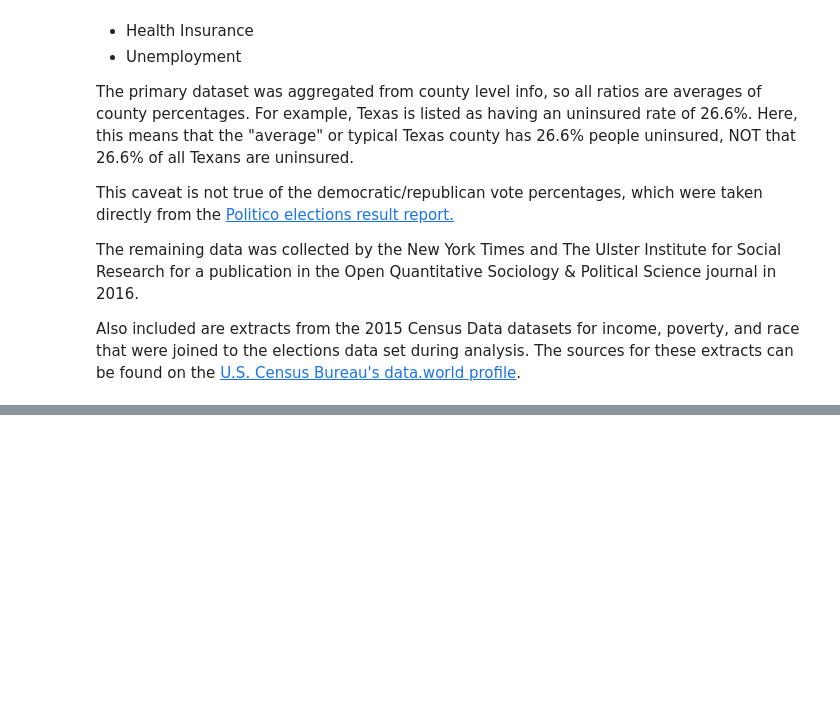
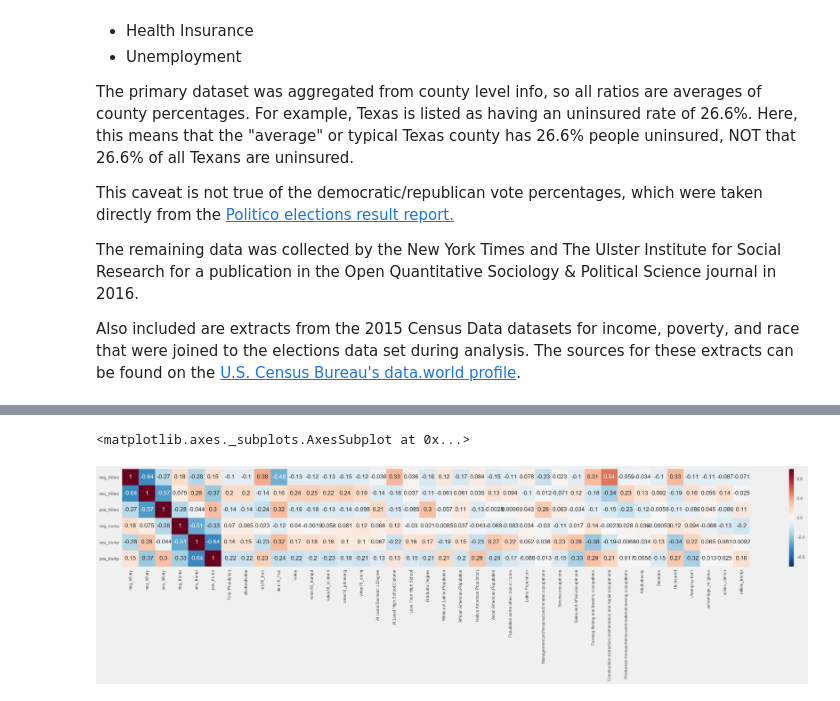
Before and after one commit to JeroenSchmidt/UvA-DSF-group, a Jupyter notebook: week3-4/exploration_notebooks/rafael/Demographic, Economic and Behavioral Data Analysis & Exploration.ipynb, the cells around one changed output, grey strips where cells are left out. Drawn from its saved outputs; the diff is of its cells as text; code cells hidden in the pictures; blank space fills up the shorter version.

```diff
--- a/week3-4/exploration_notebooks/rafael/Demographic, Economic and Behavioral Data Analysis & Exploration.ipynb
+++ b/week3-4/exploration_notebooks/rafael/Demographic, Economic and Behavioral Data Analysis & Exploration.ipynb
@@ -418,0 +539,15 @@ df_merged.to_pickle('demographics_dataset_v2.0.pkl')
+# %%
+df_tweets_sentiment_average_trump = df_tweets_sentiment_us[df_tweets_sentiment_us.about == 0].loc[:, ['neg', 'neu', 'pos', 'state']].groupby('state').mean()
+df_tweets_sentiment_average_hillary = df_tweets_sentiment_us[df_tweets_sentiment_us.about == 1].loc[:, ['neg', 'neu', 'pos', 'state']].groupby('state').mean()
+# %%
+df_merged_final = pd.merge(df_tweets_sentiment_average_trump, df_merged, left_index=True, right_on='code', suffixes=['_trump', ''])
+df_merged_final = pd.merge(df_tweets_sentiment_average_hillary, df_merged_final, left_index=True, right_on='code', suffixes=['_hillary', ''])
+# %%
+df_merged_final = df_merged_final.rename(columns={'neu': 'neu_trump', 'neg': 'neg_trump', 'pos': 'pos_trump'})
+# %%
+plt.figure(figsize=(30,4))
+
+sns.heatmap(df_merged_final.corr()[:6], annot=True)
+# %% [output]
+<matplotlib.axes._subplots.AxesSubplot at 0x...>
+[figure, added]
```
Also changed, not shown: parts of 20 cells of this notebook, 12 other files.
